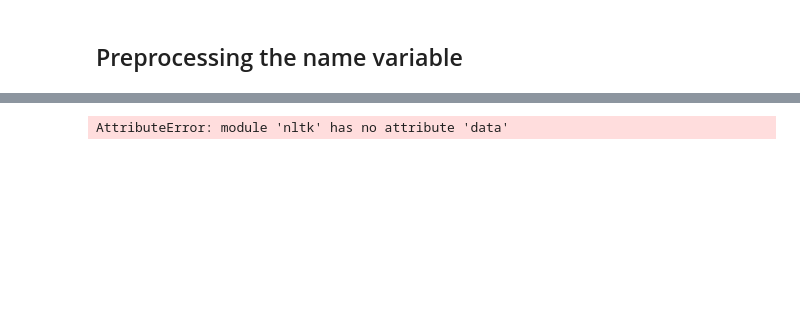
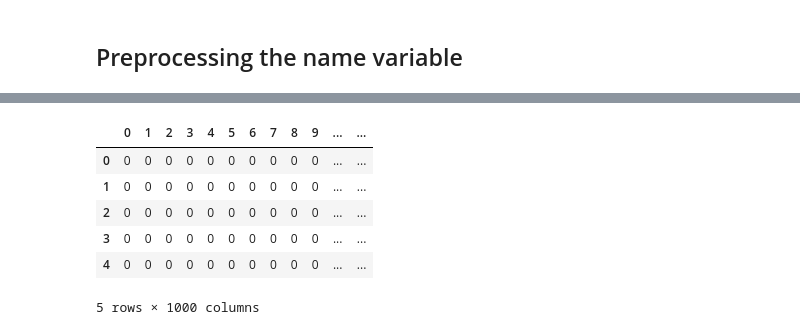
Before and after one commit to TomekQ13/Price-suggestion, a Jupyter notebook: Merceri_data_exploration.ipynb, the cells around one changed output, grey strips where cells are left out. Saved outputs shown, nothing was run; the diff lists cells and outputs as text; code cells hidden in the pictures; blank space fills up the shorter version.

Commit message:
categories and names preprocessed

```diff
--- a/Merceri_data_exploration.ipynb
+++ b/Merceri_data_exploration.ipynb
@@ -102,19 +104,27 @@ AttributeError: module 'nltk' has no attribute 'data'
 # %%
-
 corpus = []
-for i in range(0, 1000):
-    name = re.sub('[^a-zA-Z]', ' ', data_features['name'][i])
+for i in range(0, 100000):
+    name = re.sub('[^a-zA-Z]', ' ', data_features.iloc[i, 1])
     name = name.lower()
     name = name.split()
     ps = PorterStemmer()
     name = [ps.stem(word) for word in name if not word in set(stopwords.words('english'))]
     name = ' '.join(name)
     corpus.append(name)
-# %% [output]
-AttributeError: module 'nltk' has no attribute 'data'
 # %%
 # Creating the Bag of Words model
 from sklearn.feature_extraction.text import CountVectorizer
-cv = CountVectorizer(max_features = 1500)
-X = cv.fit_transform(corpus).toarray()
-y = dataset.iloc[:, 1].values
+cv = CountVectorizer(max_features = 1000)
+name_features = cv.fit_transform(corpus)
+# %%
+df_name_features = pd.DataFrame(name_features.toarray())
+# %%
+df_name_features.head()
+# %% [output]
+|  | 0 | 1 | 2 | 3 | 4 | 5 | 6 | 7 | 8 | 9 | ... | ... |
+| 0 | 0 | 0 | 0 | 0 | 0 | 0 | 0 | 0 | 0 | 0 | ... | ... |
+| 1 | 0 | 0 | 0 | 0 | 0 | 0 | 0 | 0 | 0 | 0 | ... | ... |
+| 2 | 0 | 0 | 0 | 0 | 0 | 0 | 0 | 0 | 0 | 0 | ... | ... |
+| 3 | 0 | 0 | 0 | 0 | 0 | 0 | 0 | 0 | 0 | 0 | ... | ... |
+| 4 | 0 | 0 | 0 | 0 | 0 | 0 | 0 | 0 | 0 | 0 | ... | ... |
+5 rows × 1000 columns
```
Also changed, not shown: parts of 16 cells of this notebook, 1 other file.
